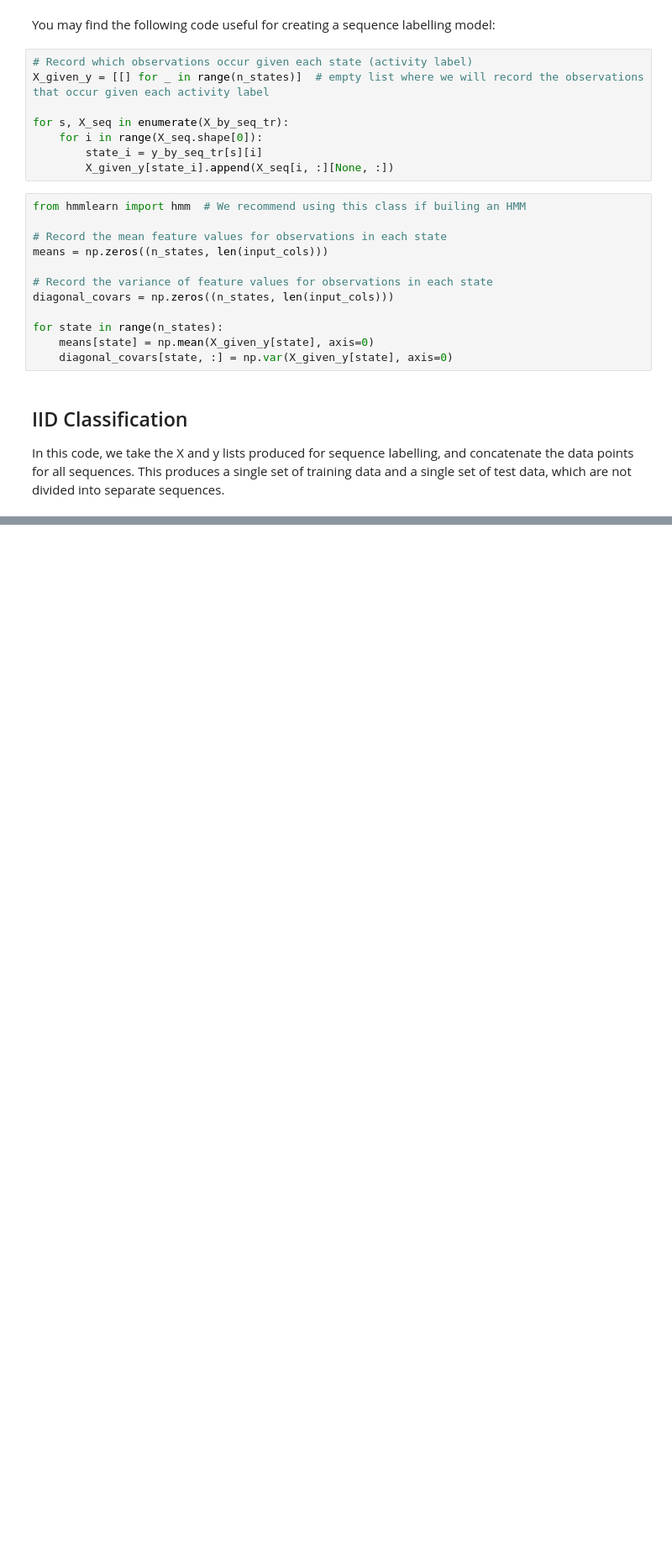
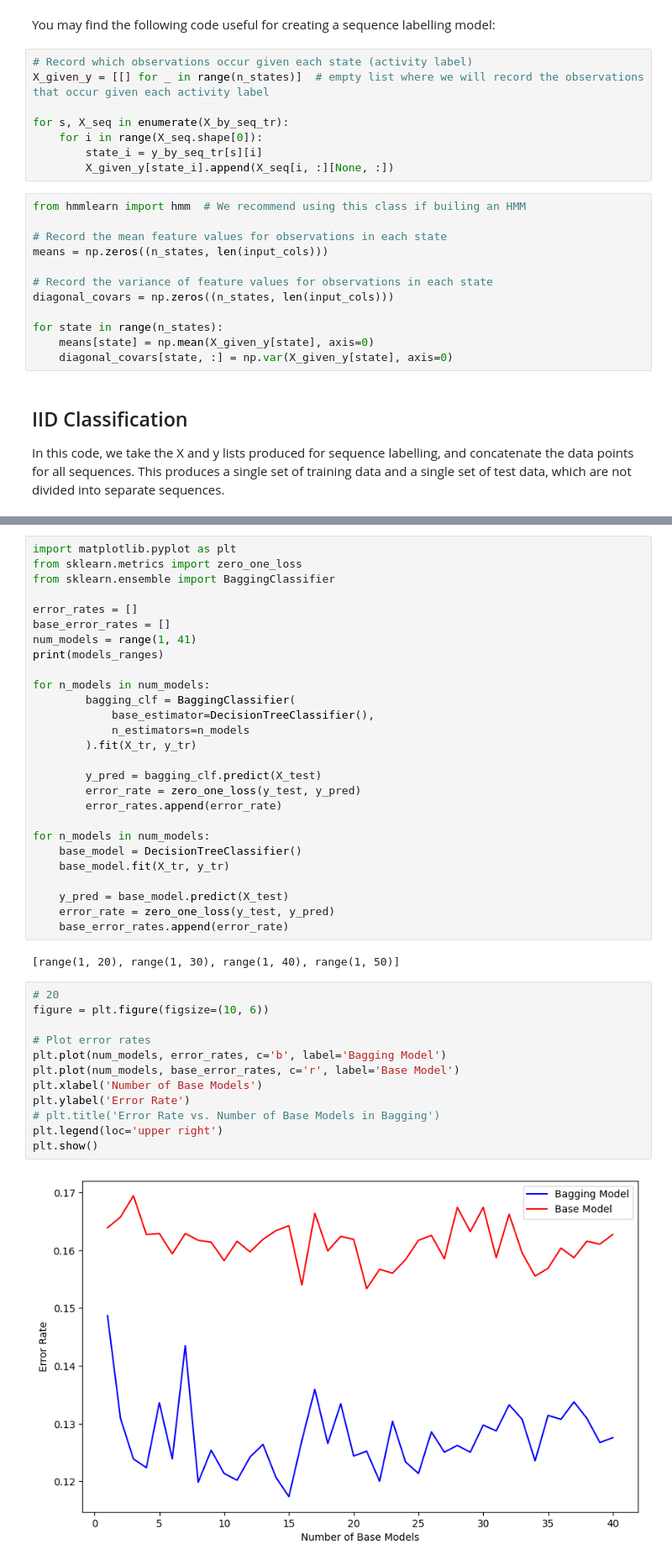
Before and after one commit to rlarg/machine-learning-cw, a Jupyter notebook: activity_recognition_task2.ipynb, the cells around one changed output, grey strips where cells are left out. Shown at 84% size. Cells and saved outputs as stored; diff of their text form; blank space fills up the shorter version.

```diff
--- a/activity_recognition_task2.ipynb
+++ b/activity_recognition_task2.ipynb
@@ -1294,0 +318,43 @@ ConfusionMatrixDisplay.from_estimator(nn_clf, X_test, y_test)
+# %%
+import matplotlib.pyplot as plt
+from sklearn.metrics import zero_one_loss
+from sklearn.ensemble import BaggingClassifier
+
+error_rates = []
+base_error_rates = []
+num_models = range(1, 41)
+print(models_ranges)
+
+for n_models in num_models:
+        bagging_clf = BaggingClassifier(
+            base_estimator=DecisionTreeClassifier(),
+            n_estimators=n_models
+        ).fit(X_tr, y_tr)
+
+        y_pred = bagging_clf.predict(X_test)
+        error_rate = zero_one_loss(y_test, y_pred)
+        error_rates.append(error_rate)
+
+for n_models in num_models:
+    base_model = DecisionTreeClassifier()
+    base_model.fit(X_tr, y_tr)
+
+    y_pred = base_model.predict(X_test)
+    error_rate = zero_one_loss(y_test, y_pred)
+    base_error_rates.append(error_rate)
+# %% [output]
+[range(1, 20), range(1, 30), range(1, 40), range(1, 50)]
+# %%
+# 20
+figure = plt.figure(figsize=(10, 6))
+
+# Plot error rates
+plt.plot(num_models, error_rates, c='b', label='Bagging Model')
+plt.plot(num_models, base_error_rates, c='r', label='Base Model')
+plt.xlabel('Number of Base Models')
+plt.ylabel('Error Rate')
+# plt.title('Error Rate vs. Number of Base Models in Bagging')
+plt.legend(loc='upper right')
+plt.show()
+# %% [output]
+[figure, added]
```
Also changed, not shown: parts of 66 cells of this notebook, 10 other files.
